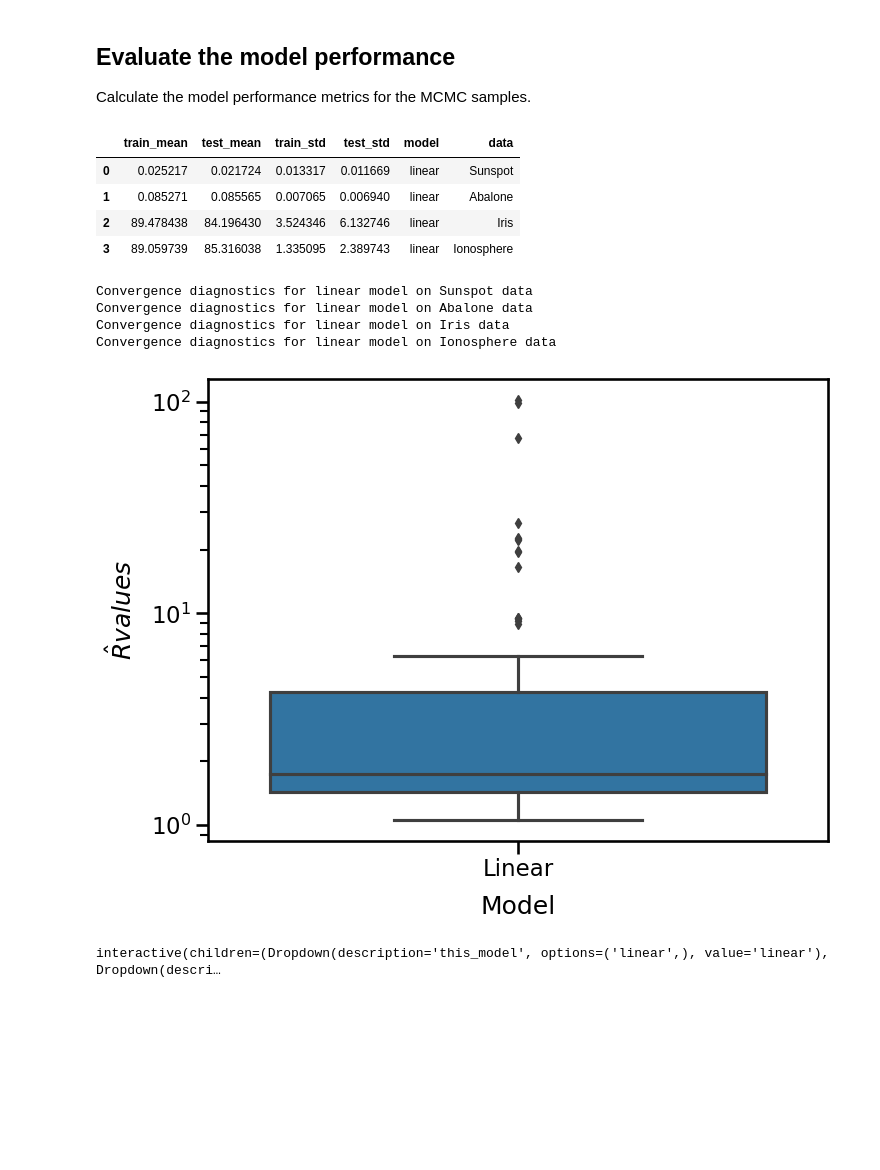
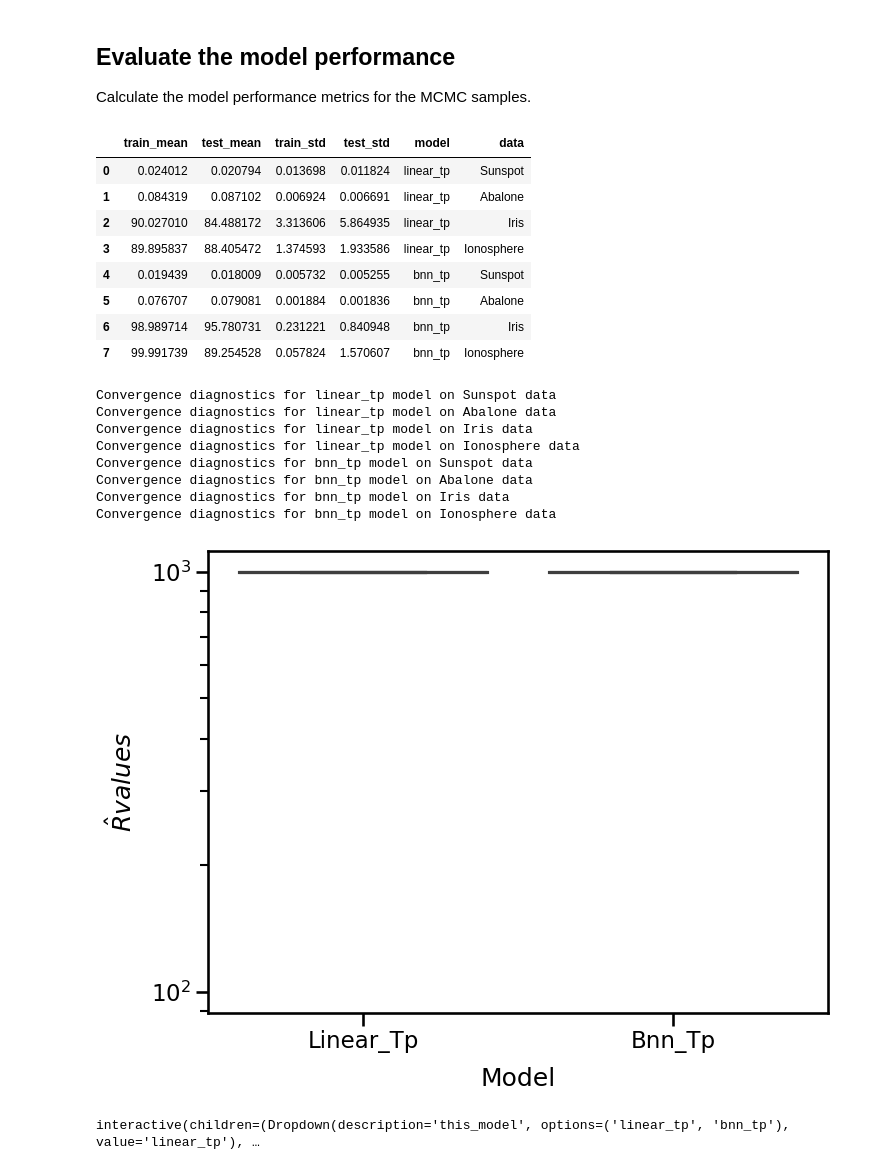
Before and after one commit to sydney-machine-learning/Bayesianneuralnetworks-MCMC-tutorial, a Jupyter notebook: publication_results/03_Summarise_results.ipynb, the cells around one changed output. Saved outputs shown, nothing was run; the diff lists cells and outputs as text; code cells hidden in the pictures; blank space fills up the shorter version.

Commit message:
results summarised

```diff
--- a/publication_results/03_Summarise_results.ipynb
+++ b/publication_results/03_Summarise_results.ipynb
@@ -26,7 +26,7 @@ from publication_results.convergence.convergence import gelman_rubin
 ## Load the results from the MCMC runs
 Load in the results stored in the netcdf files.
 # %%
-models = ['linear'] #,'bnn'
+models = ['linear_tp','bnn_tp'] # ['linear','bnn']
 data = ['Sunspot', 'Abalone', 'Iris', 'Ionosphere']
 results_dir = os.path.join('publication_results','results')
 
@@ -95,10 +99,14 @@ results_table = pd.DataFrame(results_table)
 results_table
 # %% [output]
 |  | train_mean | test_mean | train_std | test_std | model | data |
-| 0 | 0.025217 | 0.021724 | 0.013317 | 0.011669 | linear | Sunspot |
-| 1 | 0.085271 | 0.085565 | 0.007065 | 0.006940 | linear | Abalone |
-| 2 | 89.478438 | 84.196430 | 3.524346 | 6.132746 | linear | Iris |
-| 3 | 89.059739 | 85.316038 | 1.335095 | 2.389743 | linear | Ionosphere |
+| 0 | 0.024012 | 0.020794 | 0.013698 | 0.011824 | linear_tp | Sunspot |
+| 1 | 0.084319 | 0.087102 | 0.006924 | 0.006691 | linear_tp | Abalone |
+| 2 | 90.027010 | 84.488172 | 3.313606 | 5.864935 | linear_tp | Iris |
+| 3 | 89.895837 | 88.405472 | 1.374593 | 1.933586 | linear_tp | Ionosphere |
+| 4 | 0.019439 | 0.018009 | 0.005732 | 0.005255 | bnn_tp | Sunspot |
+| 5 | 0.076707 | 0.079081 | 0.001884 | 0.001836 | bnn_tp | Abalone |
+| 6 | 98.989714 | 95.780731 | 0.231221 | 0.840948 | bnn_tp | Iris |
+| 7 | 99.991739 | 89.254528 | 0.057824 | 1.570607 | bnn_tp | Ionosphere |
 # %%
 # Run the convergence diagnostics
 model_r_hat = []
@@ -114,7 +122,10 @@ for this_model in models:
         params = params.to_stacked_array(new_dim='param', sample_dims=['chain','samples'])
 
         # compute the Gelman-Rubin statistic
-        gr = gelman_rubin(params.values)
+        if not '_tp' in this_model:
+            gr = gelman_rubin(params.values)
+        else:
+            gr = 999.0 * np.ones((params.shape[-1],))
 
         # store results as an additional variable in xarray
 
@@ -138,25 +149,38 @@ for this_model in models:
 
 model_r_hat = pd.concat(model_r_hat)
 # %% [output]
-Convergence diagnostics for linear model on Sunspot data
-Convergence diagnostics for linear model on Abalone data
-Convergence diagnostics for linear model on Iris data
-Convergence diagnostics for linear model on Ionosphere data
+Convergence diagnostics for linear_tp model on Sunspot data
+Convergence diagnostics for linear_tp model on Abalone data
+Convergence diagnostics for linear_tp model on Iris data
+Convergence diagnostics for linear_tp model on Ionosphere data
+Convergence diagnostics for bnn_tp model on Sunspot data
+Convergence diagnostics for bnn_tp model on Abalone data
+Convergence diagnostics for bnn_tp model on Iris data
+Convergence diagnostics for bnn_tp model on Ionosphere data
 # %%
 # plot a box and whisker plot with seaborn and the r_hat values
 sns.set_context('talk')
 fig, ax = plt.subplots(1,1,figsize=(8,6))
 sns.boxplot(x='model',y='rhat',data=model_r_hat,ax=ax)
 ax.set_ylabel('$\hat{R} values$', labelpad=10)
 ax.set_xlabel('Model', labelpad=10)
 # y on log scale
 ax.set_yscale('log')
+
+if not 'linear_tp' in models:
+    fig_dir = os.path.join(
+        results_dir,
+        'figures',
+        'convergence'
+    )
+    os.makedirs(fig_dir, exist_ok=True)
+    fig.savefig(os.path.join(fig_dir,'rhat_boxplot.png'),dpi=300,bbox_inches='tight')
 plt.show()
 # %% [output]
-[figure, old version]
+[figure, new version]
 # %%
 # Now plot posterior distribution and trace plot for selected parameters
-def plot_posterior(this_model, this_data, this_param, chain=0):
+def plot_posterior(this_model, this_data, this_param, chain=0, save_dir=None):
     '''
     Plot the posterior as a histogram and then the traceplot
     '''
@@ -168,7 +192,6 @@ def plot_posterior(this_model, this_data, this_param, chain=0):
     ax.set_ylabel('Frequency', labelpad=10)
     ax.set_title('Posterior distribution', pad=10)
     fig.tight_layout()
-    plt.show()
 
     # plot the trace plot
     fig1, ax1 = plt.subplots(1,1,figsize=(6,4))
@@ -178,7 +201,11 @@ def plot_posterior(this_model, this_data, this_param, chain=0):
     ax1.set_title('Trace plot', pad=10)
 
     fig1.tight_layout()
-    plt.show()
+
+    if not save_dir is None:
+        fig.savefig(os.path.join(save_dir,'{}_{}_{}_posterior.png'.format(this_model,this_data,this_param)))
+        fig1.savefig(os.path.join(save_dir,'{}_{}_{}_trace.png'.format(this_model,this_data,this_param)))
+
 
 # Now use interact to plot for given model, data, param
 warnings.simplefilter(action='ignore', category=FutureWarning)
@@ -187,8 +214,9 @@ interact(
     this_model=widgets.Dropdown(options=models, value=models[0]),
     this_data=widgets.Dropdown(options=data, value=data[0]),
     this_param=widgets.SelectionSlider(options=results[models[0]][data[0]].coords['param'].values, value=results[models[0]][data[0]].coords['param'].values[0]),
-    chain=widgets.IntSlider(min=0,max=results[models[0]][data[0]].coords['chain'].shape[0]-1,step=1,value=0)
+    chain=widgets.IntSlider(min=0,max=results[models[0]][data[0]].coords['chain'].shape[0]-1,step=1,value=0),
+    save_dir=fixed(None)
 )
 None
 # %% [output]
-interactive(children=(Dropdown(description='this_model', options=('linear',), value='linear'), Dropdown(descri…
+interactive(children=(Dropdown(description='this_model', options=('linear_tp', 'bnn_tp'), value='linear_tp'), …
```
Also changed, not shown: parts of 2 cells of this notebook.
